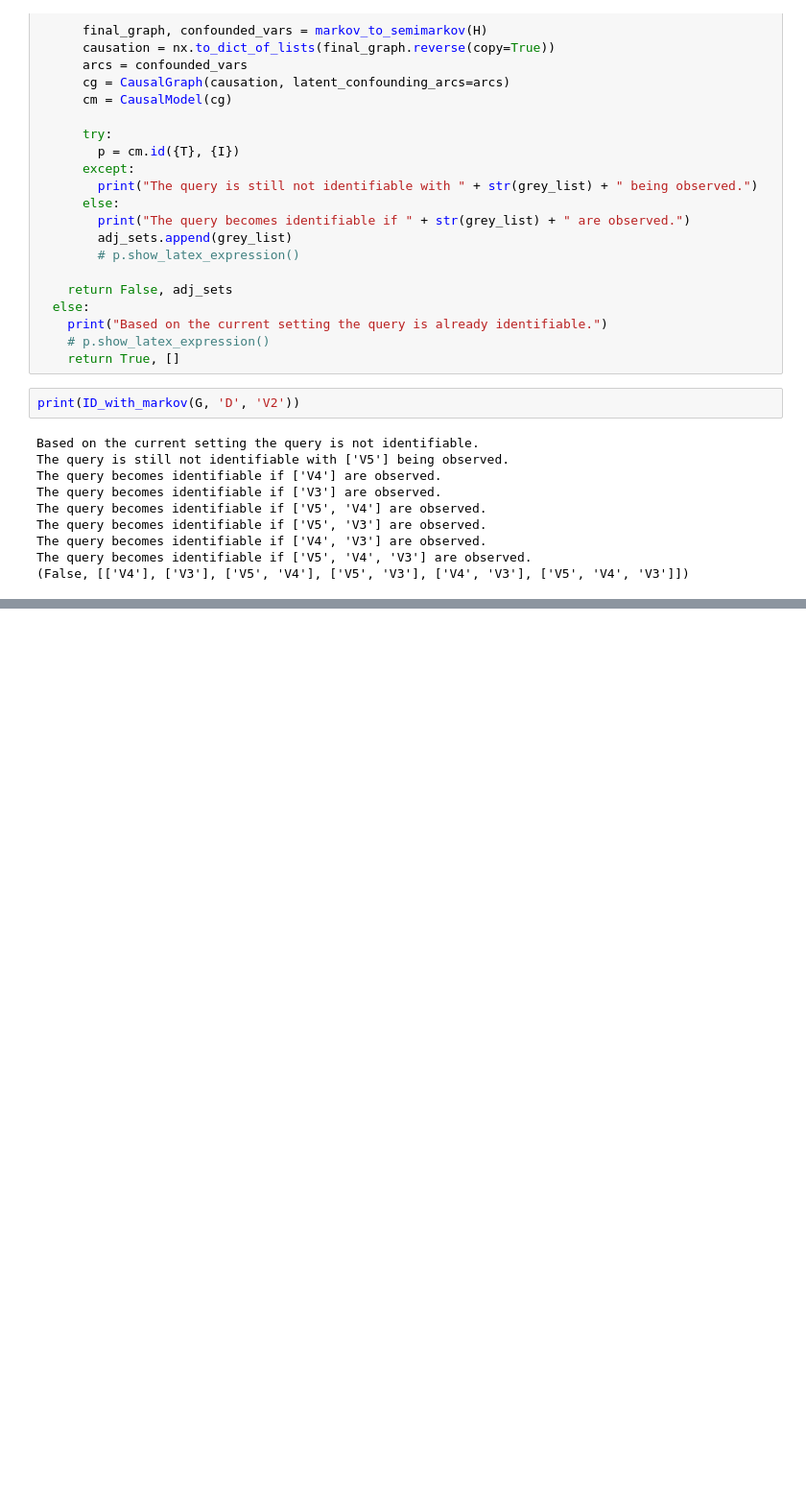
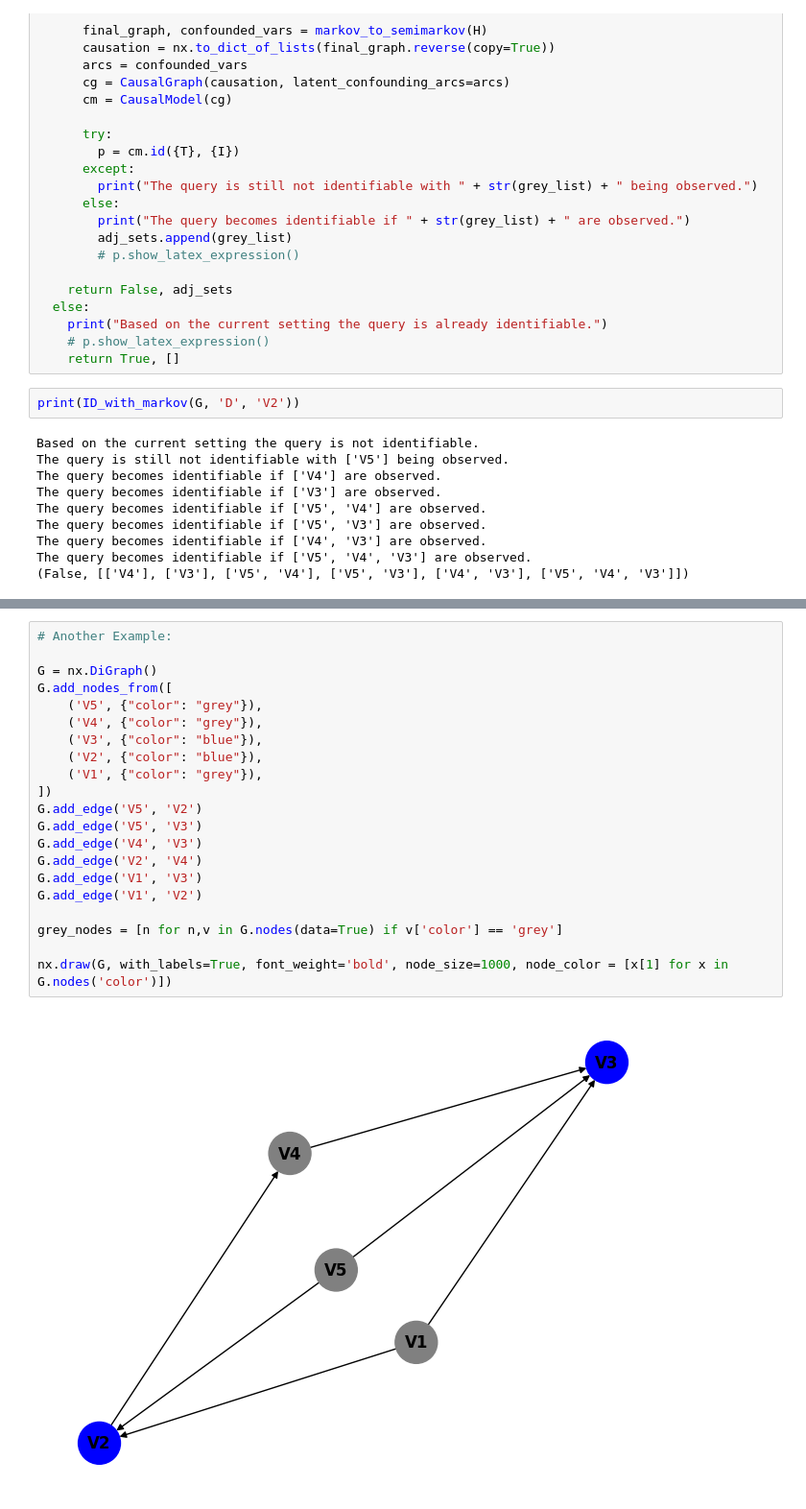
Before and after one commit to aliash98/BPM_CausalReasoning, a Jupyter notebook: IDwithMarkovianInput.ipynb, the cells around one changed output, grey strips where cells are left out. Shown: that part at 96% size. Cells and saved outputs as stored; diff of their text form; blank space fills up the shorter version.

```diff
--- a/IDwithMarkovianInput.ipynb
+++ b/IDwithMarkovianInput.ipynb
@@ -196,0 +231,23 @@ The query becomes identifiable if ['V5', 'V4', 'V3'] are observed.
+# %%
+# Another Example:
+
+G = nx.DiGraph()
+G.add_nodes_from([
+    ('V5', {"color": "grey"}),
+    ('V4', {"color": "grey"}),
+    ('V3', {"color": "blue"}),
+    ('V2', {"color": "blue"}),
+    ('V1', {"color": "grey"}),
+])
+G.add_edge('V5', 'V2')
+G.add_edge('V5', 'V3')
+G.add_edge('V4', 'V3')
+G.add_edge('V2', 'V4')
+G.add_edge('V1', 'V3')
+G.add_edge('V1', 'V2')
+
+grey_nodes = [n for n,v in G.nodes(data=True) if v['color'] == 'grey']
+
+nx.draw(G, with_labels=True, font_weight='bold', node_size=1000, node_color = [x[1] for x in G.nodes('color')])
+# %% [output]
+[figure, added]
```
Also changed, not shown: parts of 9 cells of this notebook.
